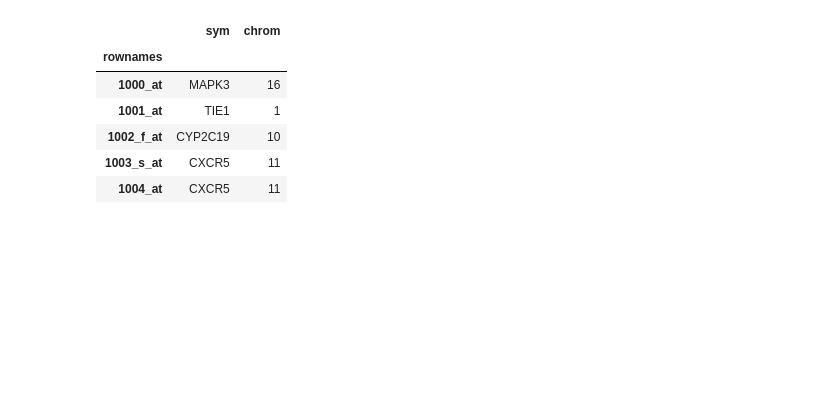
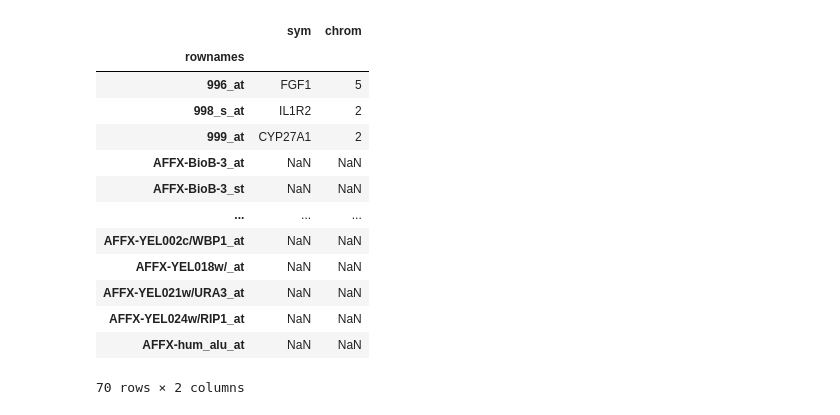
Before and after one commit to unique-subedi/604-gene-expression, a Jupyter notebook: Ahn_gene_expression_master.ipynb, the cells around one changed output. Cells and saved outputs as stored; diff of their text form; code cells hidden in the pictures; blank space fills up the shorter version.

```diff
--- a/Ahn_gene_expression_master.ipynb
+++ b/Ahn_gene_expression_master.ipynb
@@ -31,13 +32,19 @@ genes = pd.DataFrame(brain["genes"])
 samples = pd.DataFrame(brain["samples"])
 # %%
 expression.head()
-samples.head()
-genes.head()
+genes.tail(n=70)
 # %% [output]
 |  | sym | chrom |
 | rownames |  |  |
-| 1000_at | MAPK3 | 16 |
-| 1001_at | TIE1 | 1 |
-| 1002_f_at | CYP2C19 | 10 |
-| 1003_s_at | CXCR5 | 11 |
-| 1004_at | CXCR5 | 11 |
+| 996_at | FGF1 | 5 |
+| 998_s_at | IL1R2 | 2 |
+| 999_at | CYP27A1 | 2 |
+| AFFX-BioB-3_at | NaN | NaN |
+| AFFX-BioB-3_st | NaN | NaN |
+| ... | ... | ... |
+| AFFX-YEL002c/WBP1_at | NaN | NaN |
+| AFFX-YEL018w/_at | NaN | NaN |
+| AFFX-YEL021w/URA3_at | NaN | NaN |
+| AFFX-YEL024w/RIP1_at | NaN | NaN |
+| AFFX-hum_alu_at | NaN | NaN |
+70 rows × 2 columns
```
Also changed, not shown: parts of 12 cells of this notebook.
